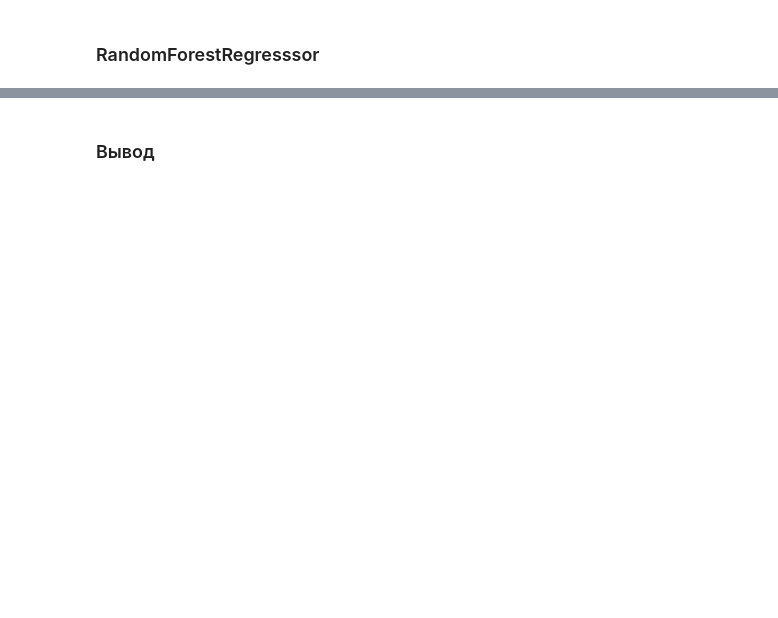
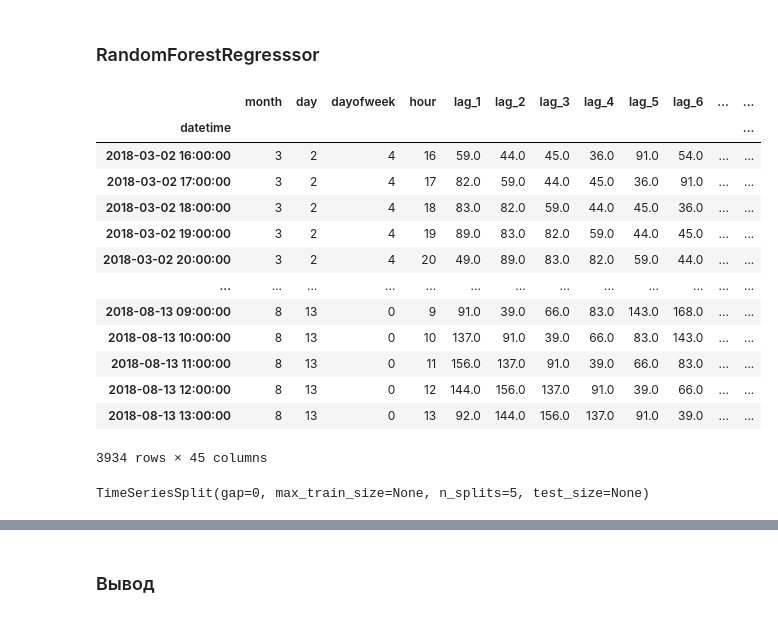
Before and after one commit to Ea5yBreezy/Progects, a Jupyter notebook: time_series.ipynb, the cells around one changed output, grey strips where cells are left out. Cells and saved outputs as stored; diff of their text form; code cells hidden in the pictures; blank space fills up the shorter version.

```diff
--- a/time_series.ipynb
+++ b/time_series.ipynb
@@ -246,2 +267,24 @@ cv_data
 # %% [markdown]
 ### RandomForestRegresssor
+# %%
+X
+# %% [output]
+|  | month | day | dayofweek | hour | lag_1 | lag_2 | lag_3 | lag_4 | lag_5 | lag_6 | ... | ... |
+| datetime |  |  |  |  |  |  |  |  |  |  |  | ... |
+| 2018-03-02 16:00:00 | 3 | 2 | 4 | 16 | 59.0 | 44.0 | 45.0 | 36.0 | 91.0 | 54.0 | ... | ... |
+| 2018-03-02 17:00:00 | 3 | 2 | 4 | 17 | 82.0 | 59.0 | 44.0 | 45.0 | 36.0 | 91.0 | ... | ... |
+| 2018-03-02 18:00:00 | 3 | 2 | 4 | 18 | 83.0 | 82.0 | 59.0 | 44.0 | 45.0 | 36.0 | ... | ... |
+| 2018-03-02 19:00:00 | 3 | 2 | 4 | 19 | 89.0 | 83.0 | 82.0 | 59.0 | 44.0 | 45.0 | ... | ... |
+| 2018-03-02 20:00:00 | 3 | 2 | 4 | 20 | 49.0 | 89.0 | 83.0 | 82.0 | 59.0 | 44.0 | ... | ... |
+| ... | ... | ... | ... | ... | ... | ... | ... | ... | ... | ... | ... | ... |
+| 2018-08-13 09:00:00 | 8 | 13 | 0 | 9 | 91.0 | 39.0 | 66.0 | 83.0 | 143.0 | 168.0 | ... | ... |
+| 2018-08-13 10:00:00 | 8 | 13 | 0 | 10 | 137.0 | 91.0 | 39.0 | 66.0 | 83.0 | 143.0 | ... | ... |
+| 2018-08-13 11:00:00 | 8 | 13 | 0 | 11 | 156.0 | 137.0 | 91.0 | 39.0 | 66.0 | 83.0 | ... | ... |
+| 2018-08-13 12:00:00 | 8 | 13 | 0 | 12 | 144.0 | 156.0 | 137.0 | 91.0 | 39.0 | 66.0 | ... | ... |
+| 2018-08-13 13:00:00 | 8 | 13 | 0 | 13 | 92.0 | 144.0 | 156.0 | 137.0 | 91.0 | 39.0 | ... | ... |
+3934 rows × 45 columns
+# %%
+tscv = TimeSeriesSplit(n_splits=5)
+print(tscv)
+# %% [output]
+TimeSeriesSplit(gap=0, max_train_size=None, n_splits=5, test_size=None)
```
Also changed, not shown: parts of 38 cells of this notebook, 2 other files.
